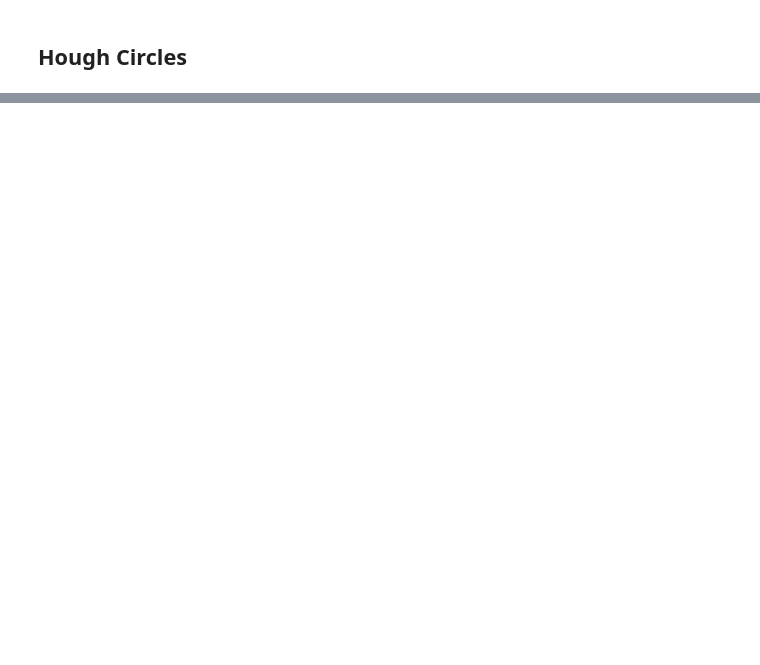
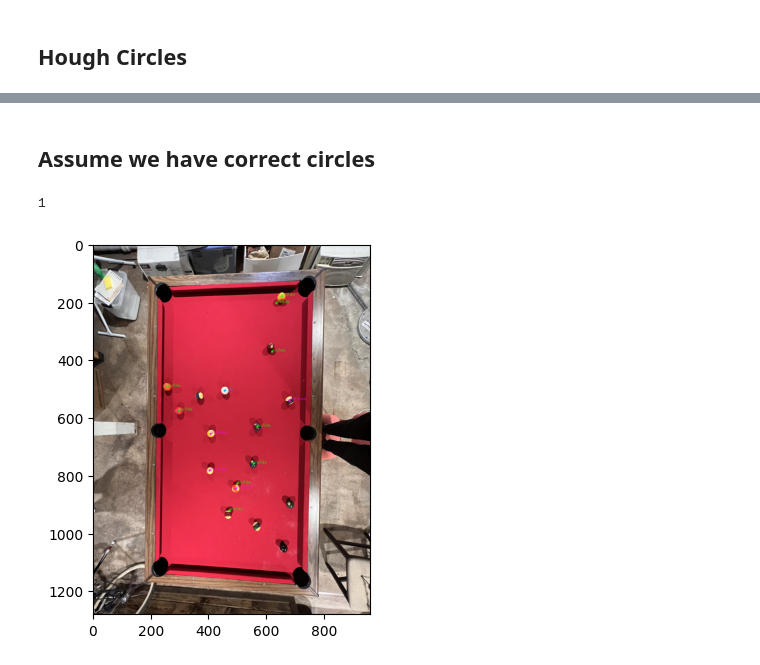
Before and after one commit to bennibbelink/cs766-final-project, a Jupyter notebook: ball_detect.ipynb, the cells around one changed output, grey strips where cells are left out. Drawn from its saved outputs; the diff is of its cells as text; code cells hidden in the pictures; blank space fills up the shorter version.

```diff
--- a/ball_detect.ipynb
+++ b/ball_detect.ipynb
@@ -92,0 +75,64 @@ True
+# %% [markdown]
+## Assume we have correct circles
+# %%
+def label_balls(color_img, hough_circs):
+    ## get the pixel values of all the circles
+    balls = []
+    num_solids = 0
+    num_stripes = 0
+    print(len(hough_circs))
+    for circle in hough_circs[0,:]:
+        rad = circle[2]
+        center_x = circle[1]
+        center_y = circle[0]
+        # iterate over the box containing the circle
+        num_colored = 0
+        num_white = 0
+        num_black = 0
+        for i in range(2*rad):
+            for j in range(2*rad):
+                tmp_x = center_x - rad + i
+                tmp_y = center_y - rad + j
+                # check that the point is actually in the circle
+                if (tmp_x - center_x)**2 + (tmp_y - center_y)**2 < rad**2:
+                    pix = color[tmp_x][tmp_y]
+                    white_thresh = 100
+                    black_thresh = 50
+                    # the white pixels
+                    if pix[0] > white_thresh and pix[1] > white_thresh and pix[2] > white_thresh:
+                        num_white += 1
+                    # the black pixels
+                    elif pix[0] < black_thresh and pix[1] < black_thresh and pix[2] < black_thresh:
+                        num_black += 1
+                    else:
+                        num_colored += 1
+        total_pixels = num_white + num_black + num_colored
+        # print(num_white / total_pixels)
+        if num_white / total_pixels >= 0.95:
+            ball = Ball(team=None, label="cue", loc=(center_y, center_x))
+        elif num_black / total_pixels >= 0.8:
+            ball = Ball(team=None, label="eight", loc=(center_y, center_x))
+        elif num_white / total_pixels >= 0.25:
+            ball = Ball(team="stripes", label=str(num_stripes), loc=(center_y, center_x))
+            num_stripes += 1
+        else:
+            ball = Ball(team="solids", label=str(num_solids), loc=(center_y, center_x))
+            num_solids += 1
+        balls.append(ball)
+
+    labeled_balls = color_img.copy()
+    for b in balls:
+        if b.team == 'solids': col = (0,255,0)
+        if b.team == 'stripes': col = (255,0,255)
+        if b.team == None: col = (255,150,0)
+        cv2.putText(labeled_balls, b.team if b.team else b.label, (b.loc[0],b.loc[1]), cv2.FONT_HERSHEY_PLAIN, 1, col, 1)
+        cv2.circle(labeled_balls,(b.loc[0],b.loc[1]),2,col,2)
+
+    if DEBUG:
+        plt.imshow(cv2.cvtColor(labeled_balls, cv2.COLOR_BGR2RGB))
+    cv2.imwrite('output_images/labeled_balls.png', labeled_balls)
+
+label_balls(color_img=color, hough_circs=circles)
+# %% [output]
+1
+[figure, added]
```
Also changed, not shown: parts of 7 cells of this notebook, 30 other files.
